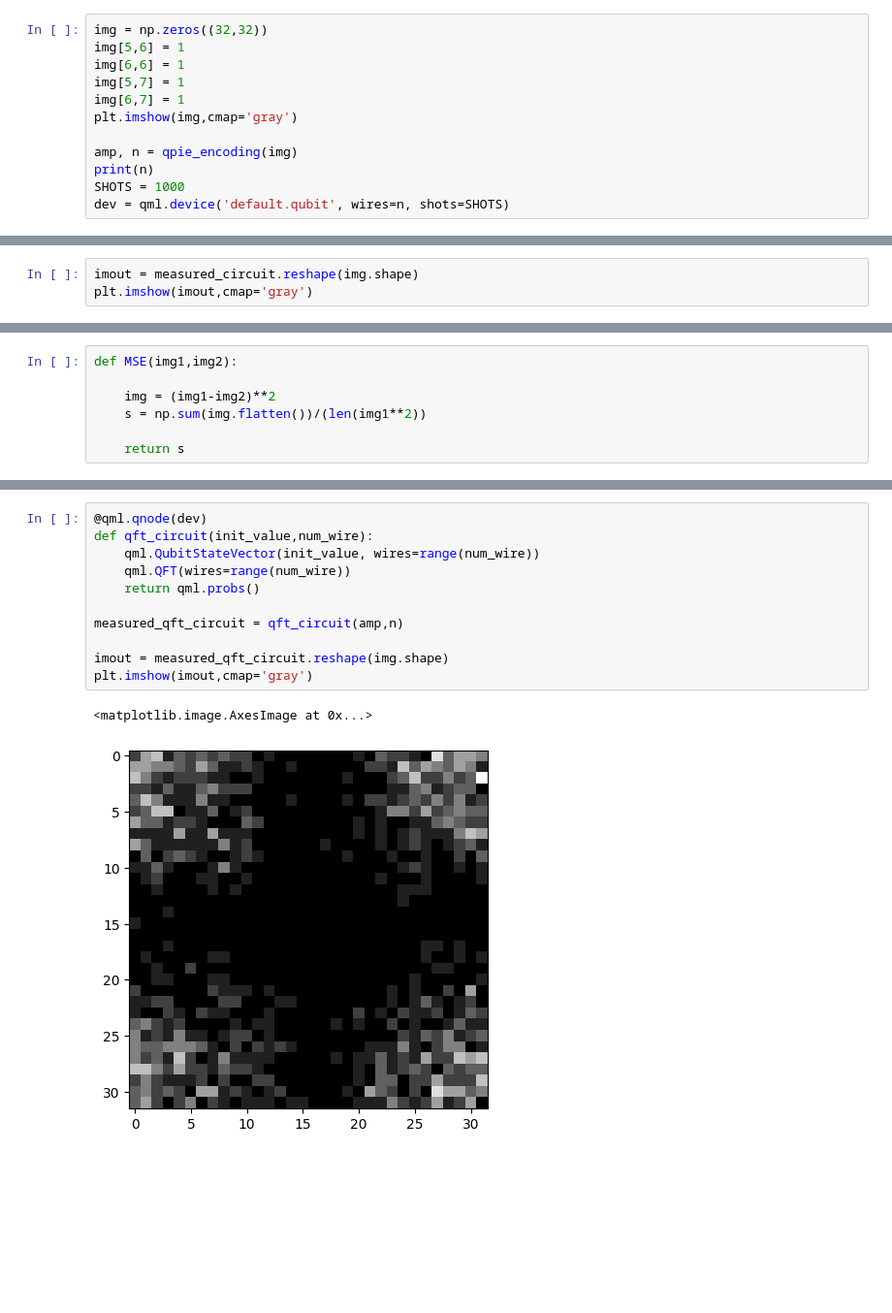
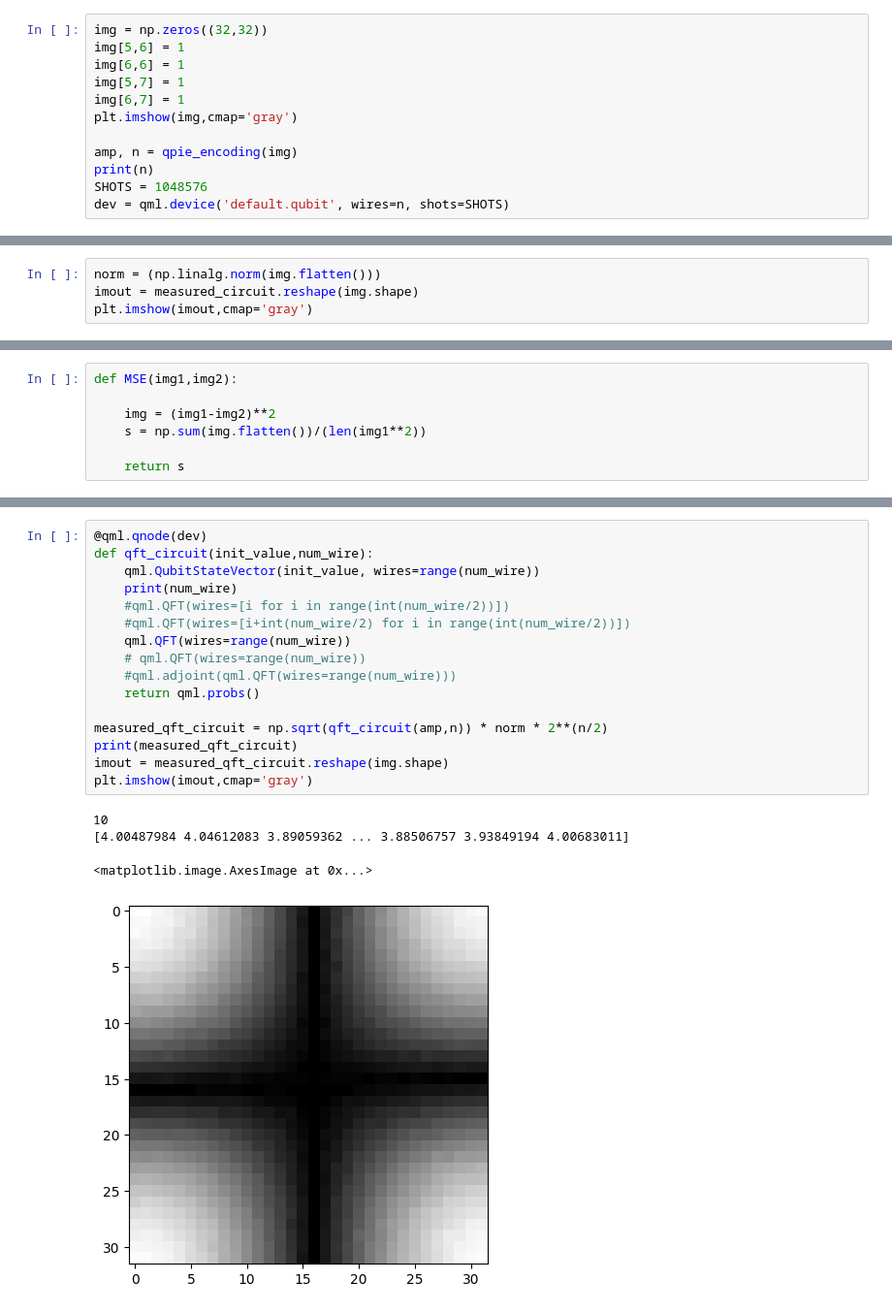
Before and after one commit to Kuift/QuantumAstronomy, a Jupyter notebook: QPIE_Pennylane.ipynb, the cells around one changed output, grey strips where cells are left out. Shown at 97% size. Cells and saved outputs as stored; diff of their text form; blank space fills up the shorter version.

```diff
--- a/QPIE_Pennylane.ipynb
+++ b/QPIE_Pennylane.ipynb
@@ -24,7 +24,7 @@ plt.imshow(img,cmap='gray')
 
 amp, n = qpie_encoding(img)
 print(n)
-SHOTS = 1000
+SHOTS = 1048576
 dev = qml.device('default.qubit', wires=n, shots=SHOTS)
 # %% [output]
 10
@@ -42,6 +42,7 @@ fig.show()
 # %%
 measured_circuit = circuit(amp,n)
 # %%
+norm = (np.linalg.norm(img.flatten()))
 imout = measured_circuit.reshape(img.shape)
 plt.imshow(imout,cmap='gray')
 # %% [output]
@@ -61,14 +62,21 @@ MSE(img,imout)
 # %%
 @qml.qnode(dev)
 def qft_circuit(init_value,num_wire):
     qml.QubitStateVector(init_value, wires=range(num_wire))
+    print(num_wire)
+    #qml.QFT(wires=[i for i in range(int(num_wire/2))])
+    #qml.QFT(wires=[i+int(num_wire/2) for i in range(int(num_wire/2))])
     qml.QFT(wires=range(num_wire))
+    # qml.QFT(wires=range(num_wire))
+    #qml.adjoint(qml.QFT(wires=range(num_wire)))
     return qml.probs()
 
-measured_qft_circuit = qft_circuit(amp,n)
-
+measured_qft_circuit = np.sqrt(qft_circuit(amp,n)) * norm * 2**(n/2)
+print(measured_qft_circuit)
 imout = measured_qft_circuit.reshape(img.shape)
 plt.imshow(imout,cmap='gray')
 # %% [output]
-<matplotlib.image.AxesImage at 0x...>
+10
+[4.00487984 4.04612083 3.89059362 ... 3.88506757 3.93849194 4.00683011]
+<matplotlib.image.AxesImage at 0x...>
-[figure, old version]
+[figure, new version]
```
Also changed, not shown: parts of 11 cells of this notebook.
